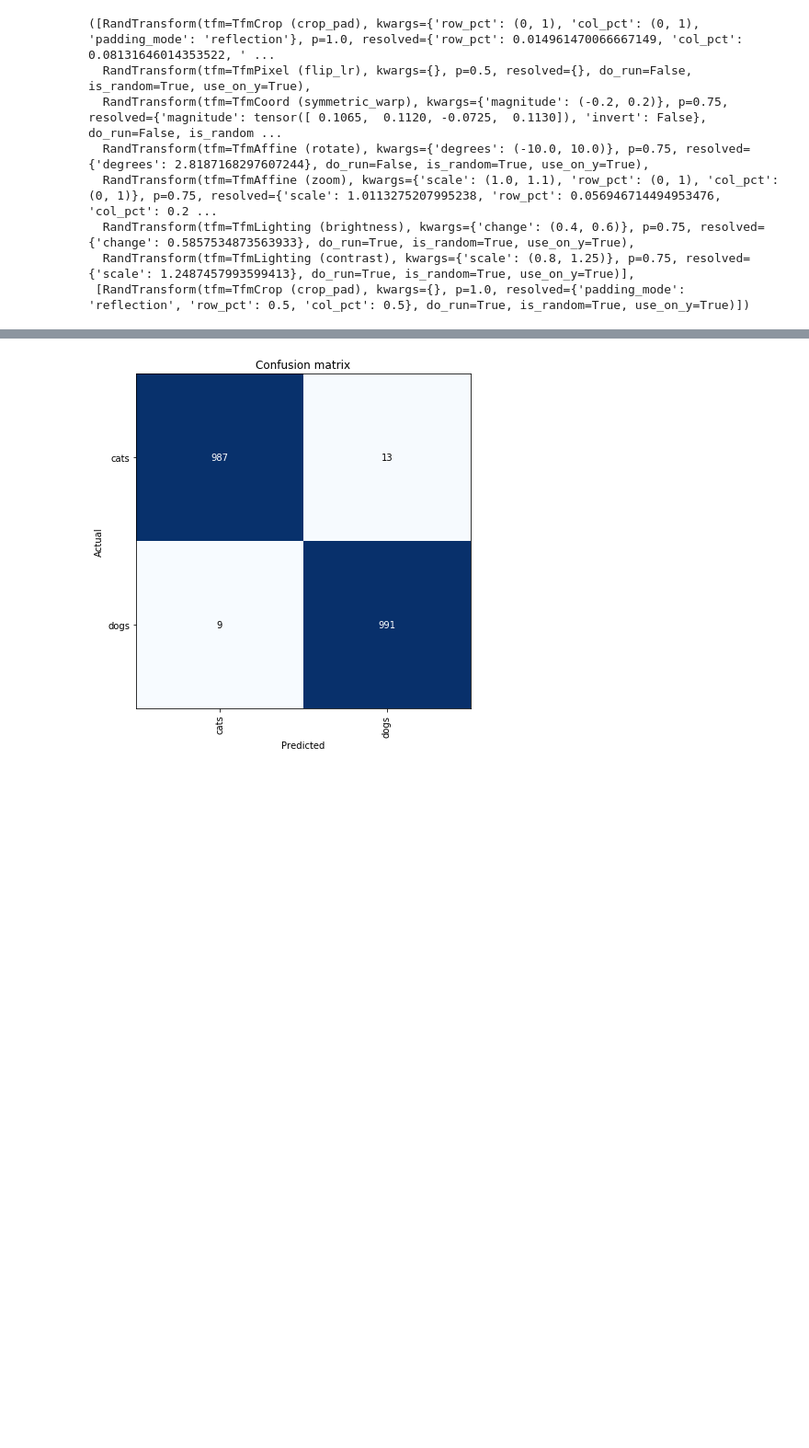
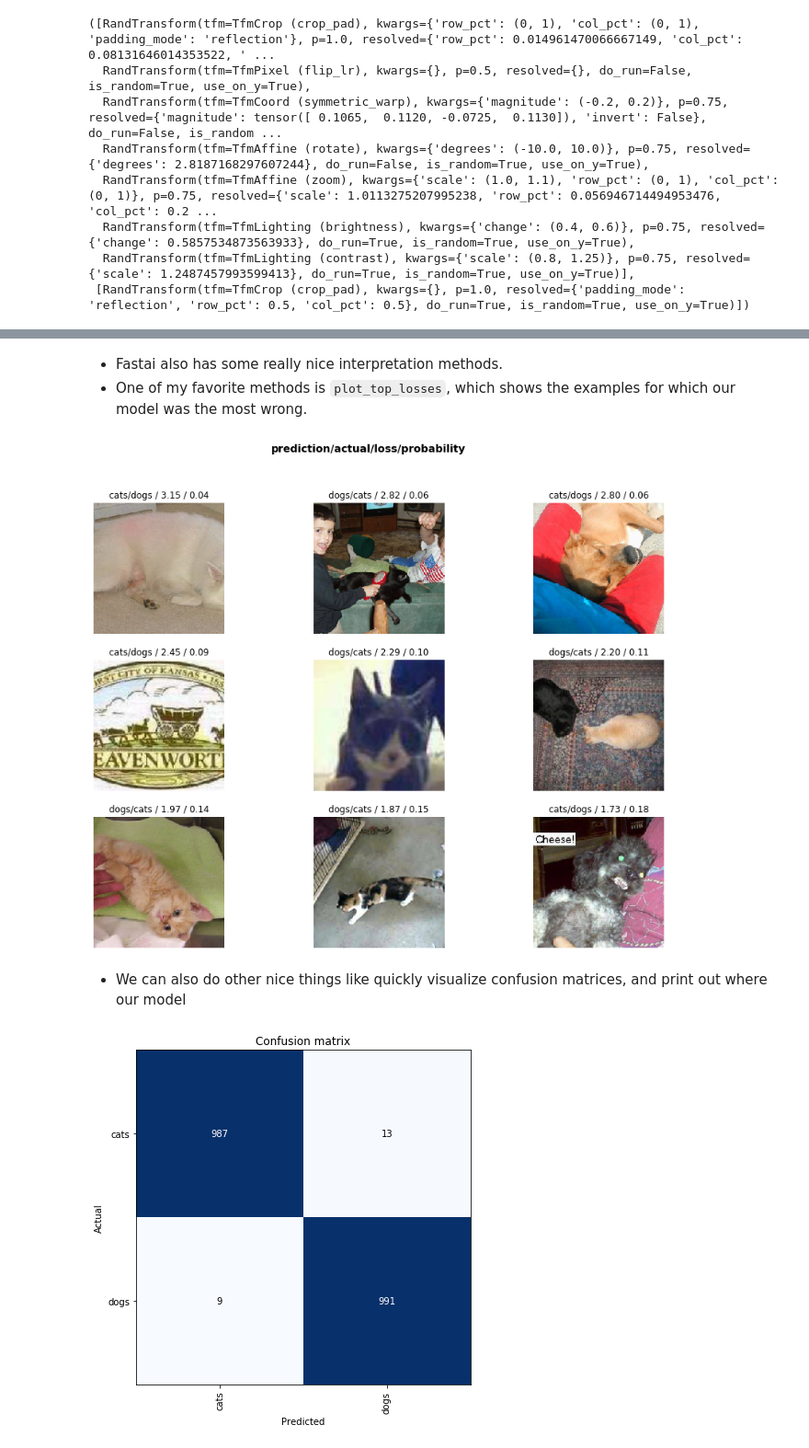
Before and after one commit to stephencwelch/dl-workshop, a Jupyter notebook: fastai/get_result_fast_with_fastai.ipynb, the cells around one changed output, grey strips where cells are left out. Shown at 92% size. Drawn from its saved outputs; the diff is of its cells as text; code cells hidden in the pictures; blank space fills up the shorter version.

Commit message:
cv fastai application dowe

```diff
--- a/fastai/get_result_fast_with_fastai.ipynb
+++ b/fastai/get_result_fast_with_fastai.ipynb
@@ -119,11 +175,16 @@ learn = cnn_learner(data, models.resnet34, metrics=accuracy, pretrained=True)
 # %%
-#learn.fit_one_cycle(cyc_len = 4, max_lr = 1e-2)
+learn.fit_one_cycle(cyc_len = 4, max_lr = 1e-2)
-# %%
-#If we don't want to take the time to train here , we can load saved model weights from data directory
-learn.model_dir = Path(os.getcwd().split('fastai')[0])/'data'
-learn.load('dogs_vs_cats');
+# %% [markdown]
+- Fastai also has some really nice interpretation methods.
+- One of my favorite methods is `plot_top_losses`, which shows the examples for which our model was the most wrong.
 # %%
 interp = ClassificationInterpretation.from_learner(learn)
+# %%
+interp.plot_top_losses(9, figsize=(15,11))
+# %% [output]
+[figure, added]
+# %% [markdown]
+- We can also do other nice things like quickly visualize confusion matrices, and print out where our model
 # %%
 interp.plot_confusion_matrix(figsize = (6, 6))
 # %% [output]
```
Also changed, not shown: parts of 29 cells of this notebook.
